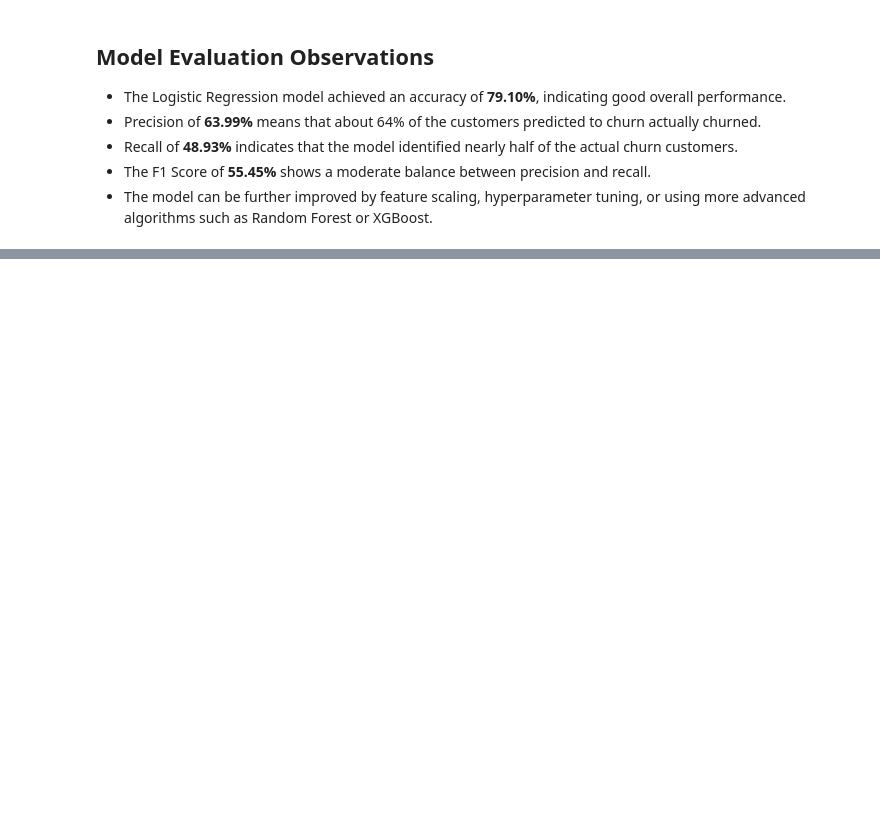
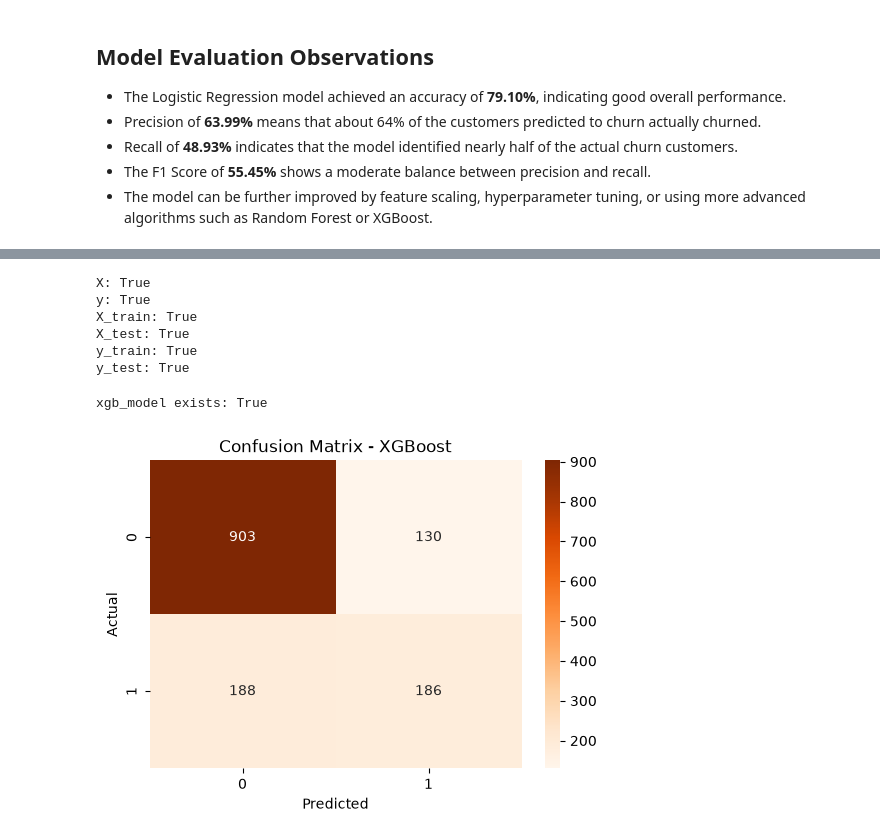
Before and after one commit to janupalliradhika/customer-churn-prediction, a Jupyter notebook: notebooks/eda.ipynb, the cells around one changed output, grey strips where cells are left out. Cells and saved outputs as stored; diff of their text form; code cells hidden in the pictures; blank space fills up the shorter version.

Commit message:
Completed Day 12 and Day 13 model training

```diff
--- a/notebooks/eda.ipynb
+++ b/notebooks/eda.ipynb
@@ -941,0 +970,4 @@ LogisticRegression(max_iter=1000)
+# %%
+y = y.map({"No": 0, "Yes": 1})
+# %%
+X = X.loc[:, ~X.columns.str.startswith("customerID_")]
@@ -963,0 +1043,9 @@ F1 Score : 0.5545454545454546
+# %%
+from xgboost import XGBClassifier
+
+xgb_model = XGBClassifier(
+    random_state=42,
+    eval_metric="logloss"
+)
+
+xgb_model.fit(X_train, y_train)
@@ -963,0 +1065,33 @@ F1 Score : 0.5545454545454546
+# %%
+print("X:", "X" in globals())
+print("y:", "y" in globals())
+print("X_train:", "X_train" in globals())
+print("X_test:", "X_test" in globals())
+print("y_train:", "y_train" in globals())
+print("y_test:", "y_test" in globals())
+# %% [output]
+X: True
+y: True
+X_train: True
+X_test: True
+y_train: True
+y_test: True
+# %%
+print("xgb_model exists:", "xgb_model" in globals())
+# %% [output]
+xgb_model exists: True
+# %%
+xgb_pred = xgb_model.predict(X_test)
+# %%
+from sklearn.metrics import confusion_matrix
+
+cm = confusion_matrix(y_test, xgb_pred)
+
+plt.figure(figsize=(6,4))
+sns.heatmap(cm, annot=True, fmt="d", cmap="Oranges")
+plt.xlabel("Predicted")
+plt.ylabel("Actual")
+plt.title("Confusion Matrix - XGBoost")
+plt.show()
+# %% [output]
+[figure, added]
```
Also changed, not shown: parts of 21 cells of this notebook.
